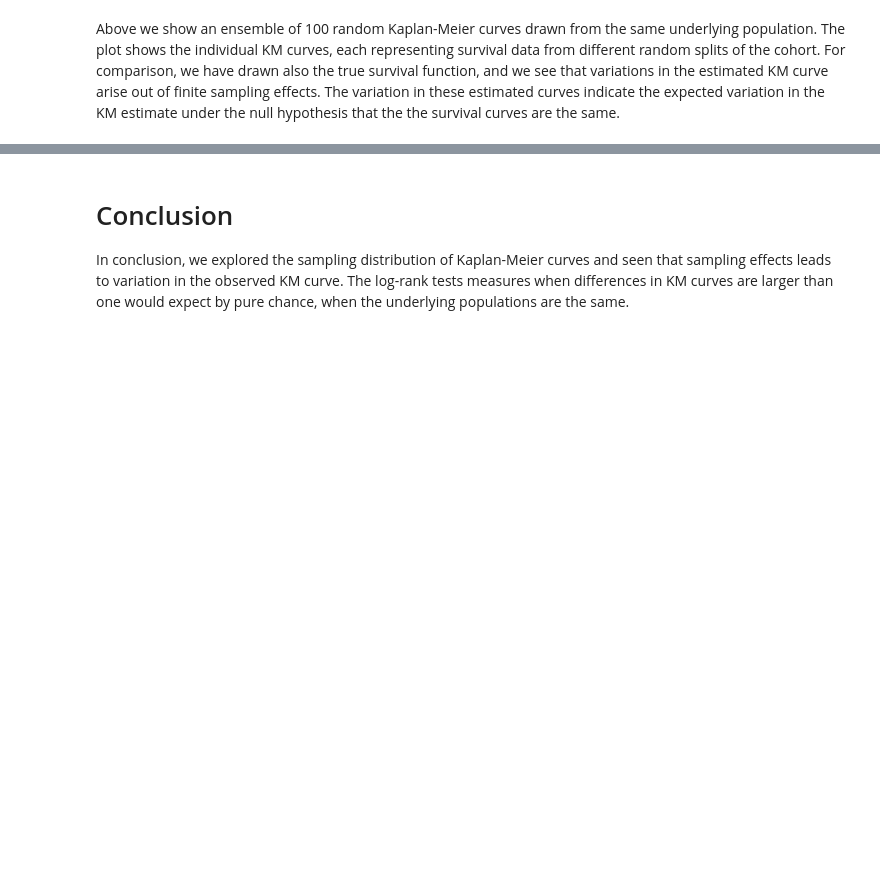
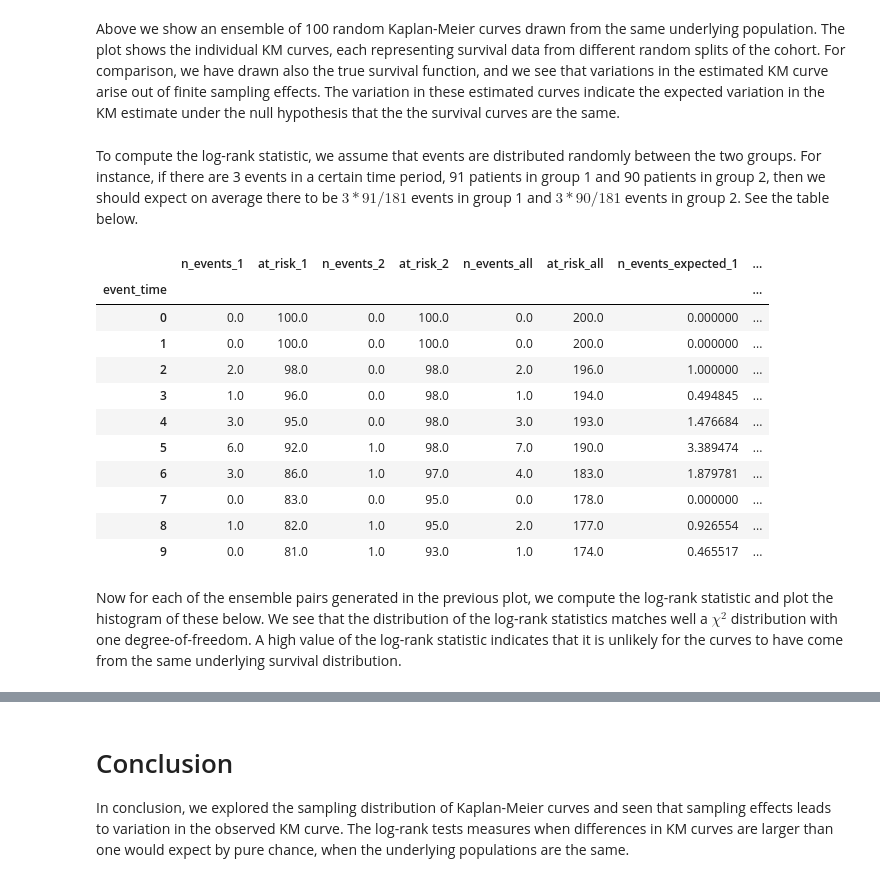
Before and after one commit to sprivite/blog, a Jupyter notebook: blog/kaplan_meier_log_rank.ipynb, the cells around one changed output, grey strips where cells are left out. Cells and saved outputs as stored; diff of their text form; code cells hidden in the pictures; blank space fills up the shorter version.

Commit message:
fix bug in table

```diff
--- a/blog/kaplan_meier_log_rank.ipynb
+++ b/blog/kaplan_meier_log_rank.ipynb
@@ -307,15 +307,15 @@ _ = ax.set_xlim([0, 365])
 # %%
 def compute_log_rank(split_agg_1, split_agg_2):
 
-    df = split_agg_2.merge(
-        split_agg_1,
+    df = split_agg_1.merge(
+        split_agg_2,
         how='outer',
         left_index=True,
         right_index=True,
         suffixes=['_1', '_2'])
 
-    df.loc[:, 'at_risk_1'] = df['at_risk_1'].ffill()
-    df.loc[:, 'at_risk_2'] = df['at_risk_2'].ffill()
+    df.loc[:, 'at_risk_1'] = df['at_risk_1'].bfill()
+    df.loc[:, 'at_risk_2'] = df['at_risk_2'].bfill()
 
     df.loc[:, 'n_events_1'] = df['n_events_1'].fillna(0)
     df.loc[:, 'n_events_2'] = df['n_events_2'].fillna(0)
@@ -378,6 +378,32 @@ ax.set_xlim([0, 365])
 [figure]
 # %% [markdown]
 Above we show an ensemble of 100 random Kaplan-Meier curves drawn from the same underlying population. The plot shows the individual KM curves, each representing survival data from different random splits of the cohort. For comparison, we have drawn also the true survival function, and we see that variations in the estimated KM curve arise out of finite sampling effects. The variation in these estimated curves indicate the expected variation in the KM estimate under the null hypothesis that the the survival curves are the same.
+# %% [markdown]
+To compute the log-rank statistic, we assume that events are distributed randomly between the two groups. For instance, if there are 3 events in a certain time period, 91 patients in group 1 and 90 patients in group 2, then we should expect on average there to be $3 * 91 / 181$ events in group 1 and $3 * 90 / 181$ events in group 2. See the table below.
+# %%
+#| include: true
+
+split_agg_1, split_agg_2 = generate_km_curves_random_cohorts(n_patients, survival_function, censor_rate)
+df_log_rank, lr_stat = compute_log_rank(split_agg_1, split_agg_2)
+
+df_log_rank[['n_events_1', 'at_risk_1',
+       'n_events_2', 'at_risk_2',
+       'n_events_all', 'at_risk_all', 'n_events_expected_1', 'observed_minus_expected_1']].head(10)
+# %% [output]
+|  | n_events_1 | at_risk_1 | n_events_2 | at_risk_2 | n_events_all | at_risk_all | n_events_expected_1 | ... |
+| event_time |  |  |  |  |  |  |  | ... |
+| 0 | 0.0 | 100.0 | 0.0 | 100.0 | 0.0 | 200.0 | 0.000000 | ... |
+| 1 | 0.0 | 100.0 | 0.0 | 100.0 | 0.0 | 200.0 | 0.000000 | ... |
+| 2 | 2.0 | 98.0 | 0.0 | 98.0 | 2.0 | 196.0 | 1.000000 | ... |
+| 3 | 1.0 | 96.0 | 0.0 | 98.0 | 1.0 | 194.0 | 0.494845 | ... |
+| 4 | 3.0 | 95.0 | 0.0 | 98.0 | 3.0 | 193.0 | 1.476684 | ... |
+| 5 | 6.0 | 92.0 | 1.0 | 98.0 | 7.0 | 190.0 | 3.389474 | ... |
+| 6 | 3.0 | 86.0 | 1.0 | 97.0 | 4.0 | 183.0 | 1.879781 | ... |
+| 7 | 0.0 | 83.0 | 0.0 | 95.0 | 0.0 | 178.0 | 0.000000 | ... |
+| 8 | 1.0 | 82.0 | 1.0 | 95.0 | 2.0 | 177.0 | 0.926554 | ... |
+| 9 | 0.0 | 81.0 | 1.0 | 93.0 | 1.0 | 174.0 | 0.465517 | ... |
+# %% [markdown]
+Now for each of the ensemble pairs generated in the previous plot, we compute the log-rank statistic and plot the histogram of these below.  We see that the distribution of the log-rank statistics matches well a $\chi^2$ distribution with one degree-of-freedom. A high value of the log-rank statistic indicates that it is unlikely for the curves to have come from the same underlying survival distribution.
 # %%
 #| label: fig-logrank
 #| fig-cap: "Distribution of log-rank statistic for random samples of 100 patients having the same underlying survival curve."
```
Also changed, not shown: parts of 5 cells of this notebook, 5 other files.
